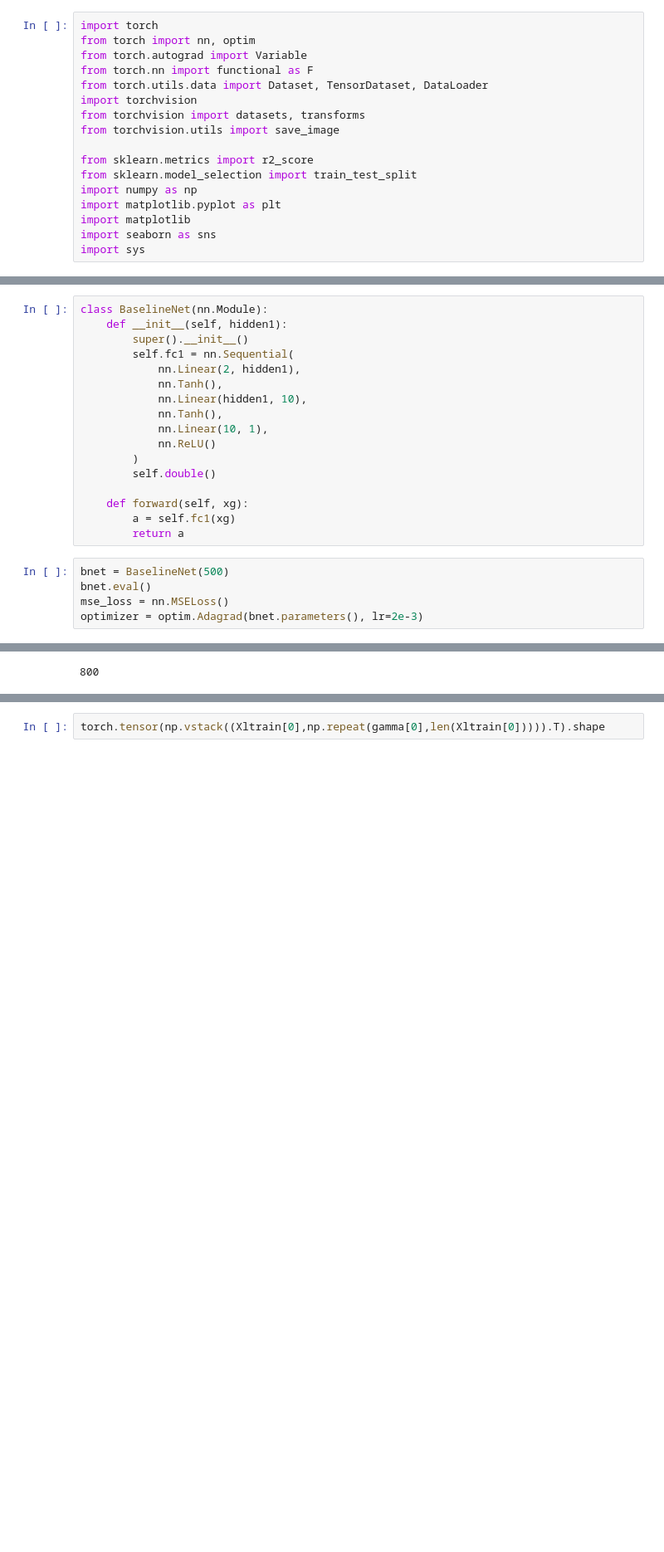
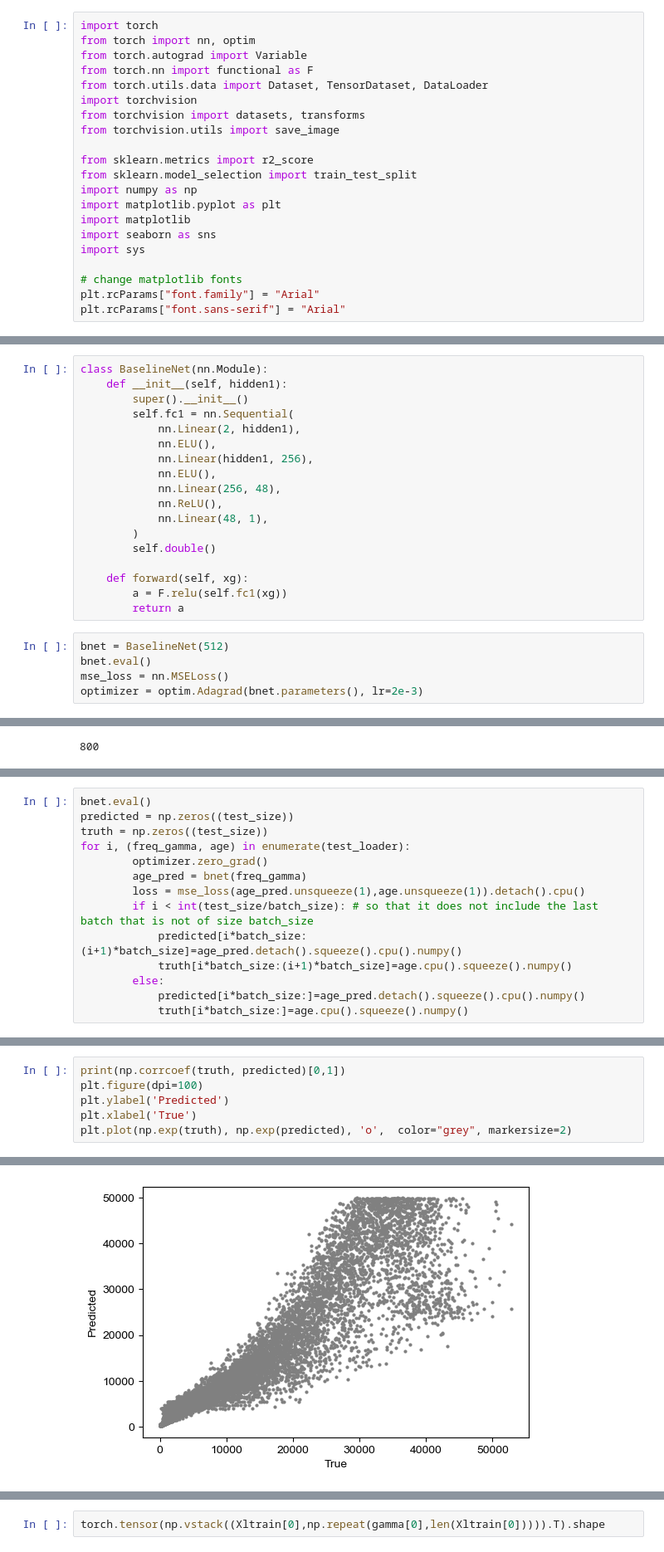
Before and after one commit to VivaswatS/selCoefEst, a Jupyter notebook: cvae-model.ipynb, the cells around one changed output, grey strips where cells are left out. Shown at 83% size. Saved outputs shown, nothing was run; the diff lists cells and outputs as text; blank space fills up the shorter version.

Commit message:
high accruacy for baselinenet in pytorch (same arch as tf/keras), VAE not learning weights with same arch

```diff
--- a/cvae-model.ipynb
+++ b/cvae-model.ipynb
@@ -19,6 +19,10 @@ import matplotlib.pyplot as plt
 import matplotlib
 import seaborn as sns
 import sys
+
+# change matplotlib fonts
+plt.rcParams["font.family"] = "Arial"
+plt.rcParams["font.sans-serif"] = "Arial"
 # %%
 # cuda setup
 device = torch.device("cuda")
@@ -63,19 +67,20 @@ class BaselineNet(nn.Module):
         super().__init__()
         self.fc1 = nn.Sequential(
             nn.Linear(2, hidden1),
-            nn.Tanh(),
-            nn.Linear(hidden1, 10),
-            nn.Tanh(),
-            nn.Linear(10, 1),
-            nn.ReLU()
+            nn.ELU(),
+            nn.Linear(hidden1, 256),
+            nn.ELU(),
+            nn.Linear(256, 48),
+            nn.ReLU(),
+            nn.Linear(48, 1),
         )
         self.double()
 
     def forward(self, xg):
-        a = self.fc1(xg)
+        a = F.relu(self.fc1(xg))
         return a
 # %%
-bnet = BaselineNet(500)
+bnet = BaselineNet(512)
 bnet.eval()
 mse_loss = nn.MSELoss()
 optimizer = optim.Adagrad(bnet.parameters(), lr=2e-3)
@@ -158,0 +142,14 @@ torch.unsqueeze(torch.tensor(np.repeat(gamma[0:9],len(Xltrain[0]))),1).shape
+# %%
+bnet.eval()
+predicted = np.zeros((test_size))
+truth = np.zeros((test_size))
+for i, (freq_gamma, age) in enumerate(test_loader):
+        optimizer.zero_grad()
+        age_pred = bnet(freq_gamma)
+        loss = mse_loss(age_pred.unsqueeze(1),age.unsqueeze(1)).detach().cpu()
+        if i < int(test_size/batch_size): # so that it does not include the last batch that is not of size batch_size
+            predicted[i*batch_size:(i+1)*batch_size]=age_pred.detach().squeeze().cpu().numpy()
+            truth[i*batch_size:(i+1)*batch_size]=age.cpu().squeeze().numpy()
+        else:
+            predicted[i*batch_size:]=age_pred.detach().squeeze().cpu().numpy()
+            truth[i*batch_size:]=age.cpu().squeeze().numpy()
@@ -158,0 +160,7 @@ torch.unsqueeze(torch.tensor(np.repeat(gamma[0:9],len(Xltrain[0]))),1).shape
+# %%
+print(np.corrcoef(truth, predicted)[0,1])
+plt.figure(dpi=100)
+plt.ylabel('Predicted')
+plt.xlabel('True')
+plt.plot(np.exp(truth), np.exp(predicted), 'o',  color="grey", markersize=2)
+# %% [output]
@@ -159,3 +169,4 @@ torch.unsqueeze(torch.tensor(np.repeat(gamma[0:9],len(Xltrain[0]))),1).shape
+[figure, added]
 # %%
 #torch.unsqueeze(torch.tensor(Xltrain[0]),1)
 #bnet.forward(torch.tensor(Xltrain[0]), torch.tensor(np.repeat(gamma[0], len(Xltrain[0]))))
```
Also changed, not shown: parts of 18 cells of this notebook.
